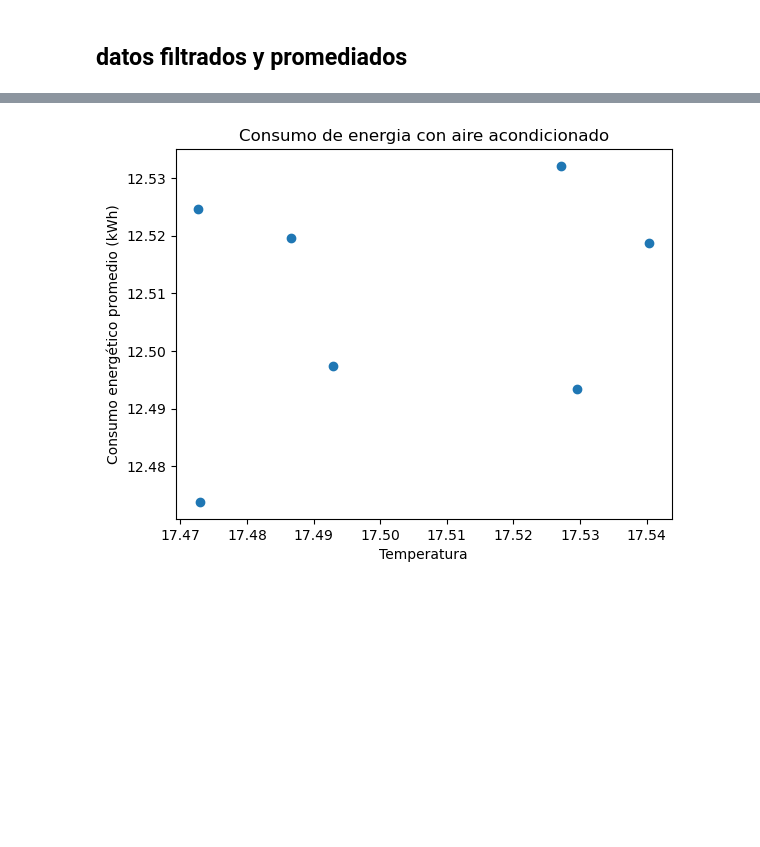
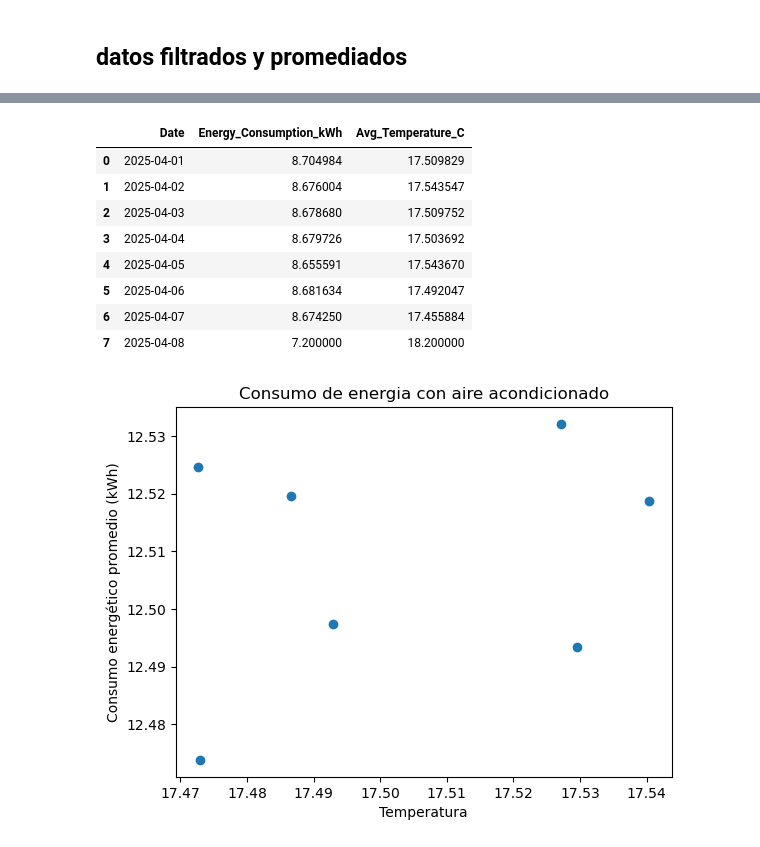
Before and after one commit to Miguelx28/M-todos-Num-ricos-2025-b, a Jupyter notebook: Codigo/filtrar_datos_aire.ipynb, the cells around one changed output, grey strips where cells are left out. Saved outputs shown, nothing was run; the diff lists cells and outputs as text; code cells hidden in the pictures; blank space fills up the shorter version.

```diff
--- a/Codigo/filtrar_datos_aire.ipynb
+++ b/Codigo/filtrar_datos_aire.ipynb
@@ -128,3 +148,15 @@ promedio_no_aire = (
+# %%
+promedio_no_aire
+# %% [output]
+|  | Date | Energy_Consumption_kWh | Avg_Temperature_C |
+| 0 | 2025-04-01 | 8.704984 | 17.509829 |
+| 1 | 2025-04-02 | 8.676004 | 17.543547 |
+| 2 | 2025-04-03 | 8.678680 | 17.509752 |
+| 3 | 2025-04-04 | 8.679726 | 17.503692 |
+| 4 | 2025-04-05 | 8.655591 | 17.543670 |
+| 5 | 2025-04-06 | 8.681634 | 17.492047 |
+| 6 | 2025-04-07 | 8.674250 | 17.455884 |
+| 7 | 2025-04-08 | 7.200000 | 18.200000 |
 # %%
 import matplotlib.pyplot as plt
 
```
Also changed, not shown: parts of 2 cells of this notebook.
